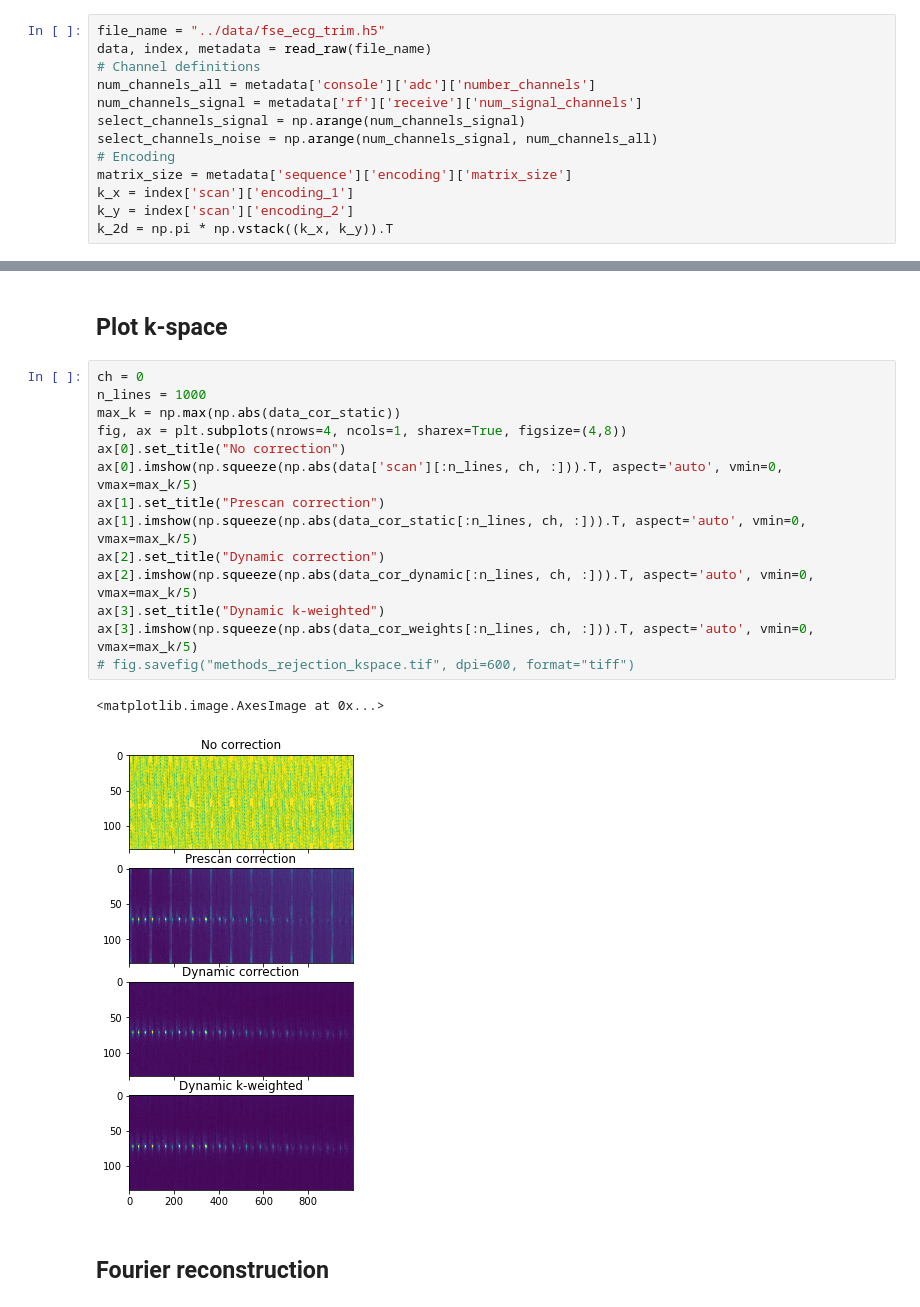
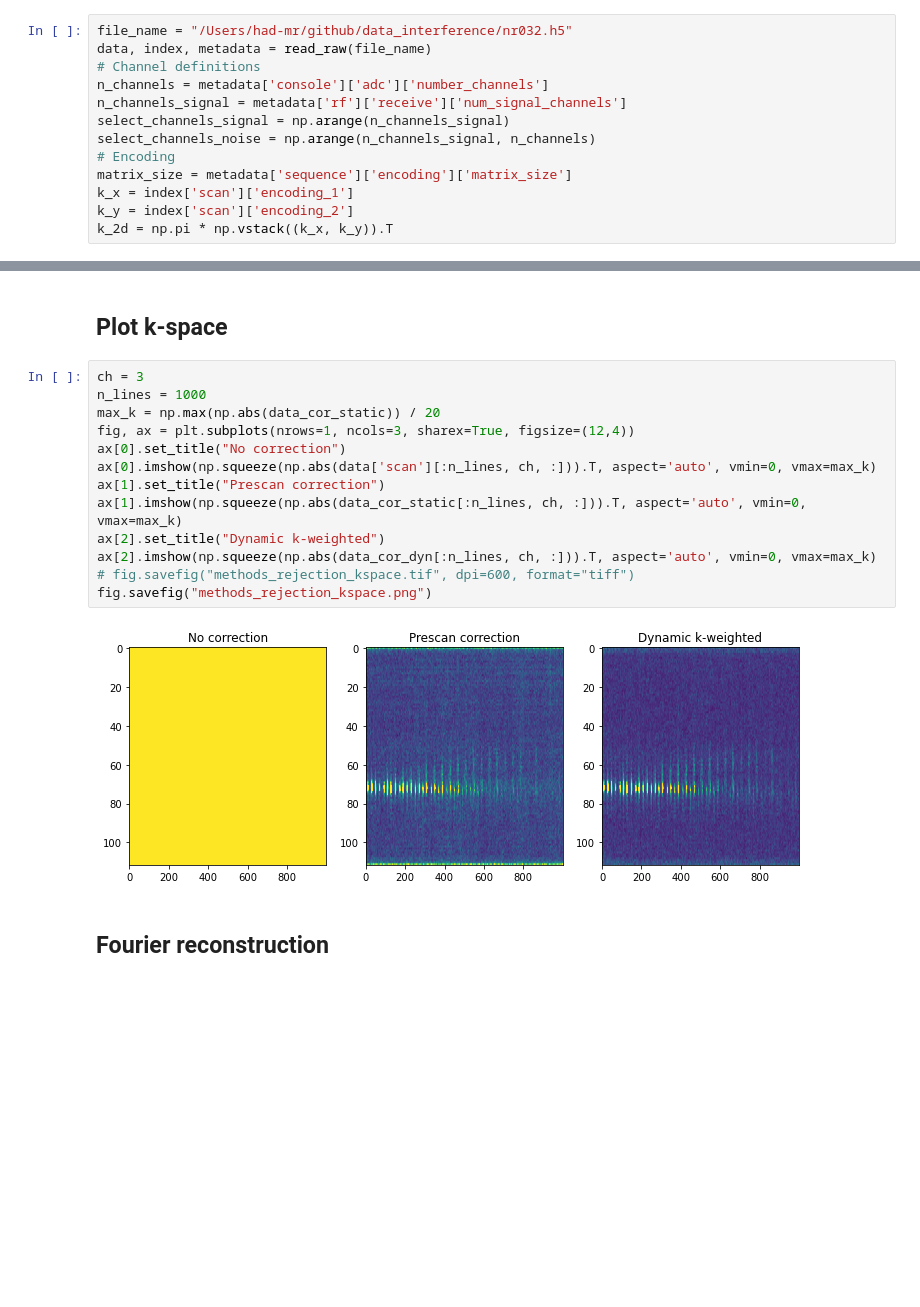
Before and after one commit to haddoc/mrir, a Jupyter notebook: notebooks/correct_image.ipynb, the cells around one changed output, grey strips where cells are left out. Cells and saved outputs as stored; diff of their text form; blank space fills up the shorter version.

```diff
--- a/notebooks/correct_image.ipynb
+++ b/notebooks/correct_image.ipynb
@@ -10,13 +13,13 @@ import matplotlib.pyplot as plt
 # %% [markdown]
 ## Data import
 # %%
-file_name = "../data/fse_ecg_trim.h5"
+file_name = "/Users/had-mr/github/data_interference/nr032.h5"
 data, index, metadata = read_raw(file_name)
 # Channel definitions
-num_channels_all = metadata['console']['adc']['number_channels']
-num_channels_signal = metadata['rf']['receive']['num_signal_channels']
-select_channels_signal = np.arange(num_channels_signal)
-select_channels_noise = np.arange(num_channels_signal, num_channels_all)
+n_channels = metadata['console']['adc']['number_channels']
+n_channels_signal = metadata['rf']['receive']['num_signal_channels']
+select_channels_signal = np.arange(n_channels_signal)
+select_channels_noise = np.arange(n_channels_signal, n_channels)
 # Encoding
 matrix_size = metadata['sequence']['encoding']['matrix_size']
 k_x = index['scan']['encoding_1']
@@ -67,22 +55,20 @@ for _b in range(num_bins):
 # %% [markdown]
 ## Plot k-space
 # %%
-ch = 0
+ch = 3
 n_lines = 1000
-max_k = np.max(np.abs(data_cor_static))
-fig, ax = plt.subplots(nrows=4, ncols=1, sharex=True, figsize=(4,8))
+max_k = np.max(np.abs(data_cor_static)) / 20
+fig, ax = plt.subplots(nrows=1, ncols=3, sharex=True, figsize=(12,4))
 ax[0].set_title("No correction")
-ax[0].imshow(np.squeeze(np.abs(data['scan'][:n_lines, ch, :])).T, aspect='auto', vmin=0, vmax=max_k/5)
+ax[0].imshow(np.squeeze(np.abs(data['scan'][:n_lines, ch, :])).T, aspect='auto', vmin=0, vmax=max_k)
 ax[1].set_title("Prescan correction")
-ax[1].imshow(np.squeeze(np.abs(data_cor_static[:n_lines, ch, :])).T, aspect='auto', vmin=0, vmax=max_k/5)
-ax[2].set_title("Dynamic correction")
-ax[2].imshow(np.squeeze(np.abs(data_cor_dynamic[:n_lines, ch, :])).T, aspect='auto', vmin=0, vmax=max_k/5)
-ax[3].set_title("Dynamic k-weighted")
-ax[3].imshow(np.squeeze(np.abs(data_cor_weights[:n_lines, ch, :])).T, aspect='auto', vmin=0, vmax=max_k/5)
+ax[1].imshow(np.squeeze(np.abs(data_cor_static[:n_lines, ch, :])).T, aspect='auto', vmin=0, vmax=max_k)
+ax[2].set_title("Dynamic k-weighted")
+ax[2].imshow(np.squeeze(np.abs(data_cor_dyn[:n_lines, ch, :])).T, aspect='auto', vmin=0, vmax=max_k)
 # fig.savefig("methods_rejection_kspace.tif", dpi=600, format="tiff")
+fig.savefig("methods_rejection_kspace.png")
 # %% [output]
-<matplotlib.image.AxesImage at 0x...>
-[figure, old version]
+[figure, new version]
 # %% [markdown]
 ## Fourier reconstruction
 # %%
```
Also changed, not shown: parts of 7 cells of this notebook, 6 other files.
